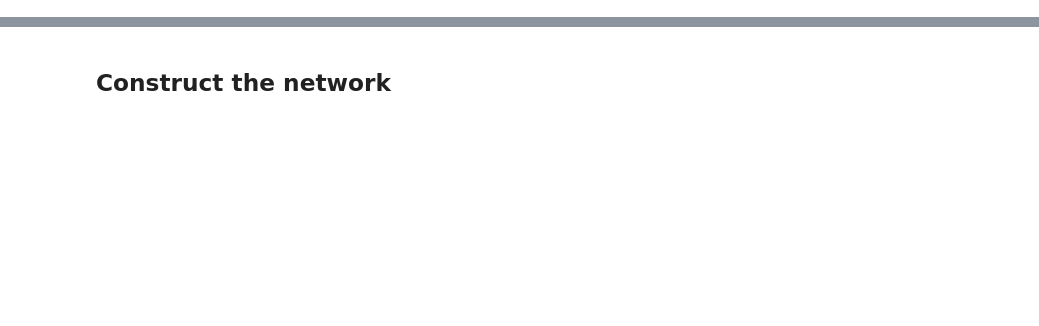
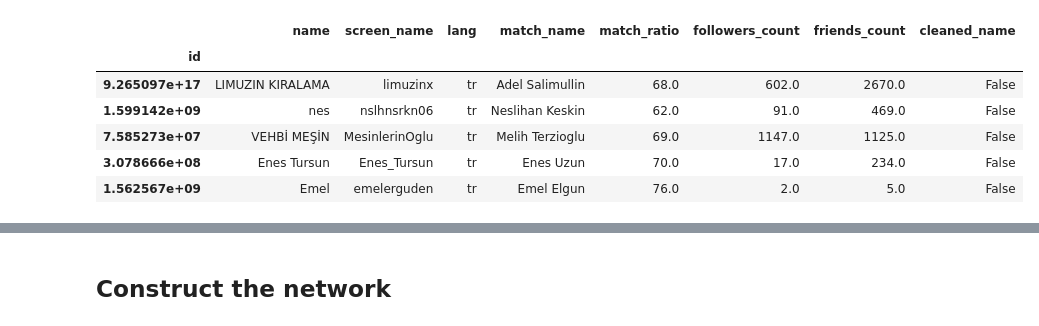
Before and after one commit to AmmarRashed/EventOrient, a Jupyter notebook: notebooks/tracking_link_formation.ipynb, the cells around one changed output, grey strips where cells are left out. Saved outputs shown, nothing was run; the diff lists cells and outputs as text; code cells hidden in the pictures; blank space fills up the shorter version.

```diff
--- a/notebooks/tracking_link_formation.ipynb
+++ b/notebooks/tracking_link_formation.ipynb
@@ -48,0 +97,11 @@ twitter_users.sample(5)
+# %%
+twitter_users["cleaned_name"] = twitter_users.name.apply(no_sehir)
+twitter_users.sample(5)
+# %% [output]
+|  | name | screen_name | lang | match_name | match_ratio | followers_count | friends_count | cleaned_name |
+| id |  |  |  |  |  |  |  |  |
+| 9.265097e+17 | LIMUZIN KIRALAMA | limuzinx | tr | Adel Salimullin | 68.0 | 602.0 | 2670.0 | False |
+| 1.599142e+09 | nes | nslhnsrkn06 | tr | Neslihan Keskin | 62.0 | 91.0 | 469.0 | False |
+| 7.585273e+07 | VEHBİ MEŞİN | MesinlerinOglu | tr | Melih Terzioglu | 69.0 | 1147.0 | 1125.0 | False |
+| 3.078666e+08 | Enes Tursun | Enes_Tursun | tr | Enes Uzun | 70.0 | 17.0 | 234.0 | False |
+| 1.562567e+09 | Emel | emelerguden | tr | Emel Elgun | 76.0 | 2.0 | 5.0 | False |
```
Also changed, not shown: parts of 27 cells of this notebook, 4 other files.
